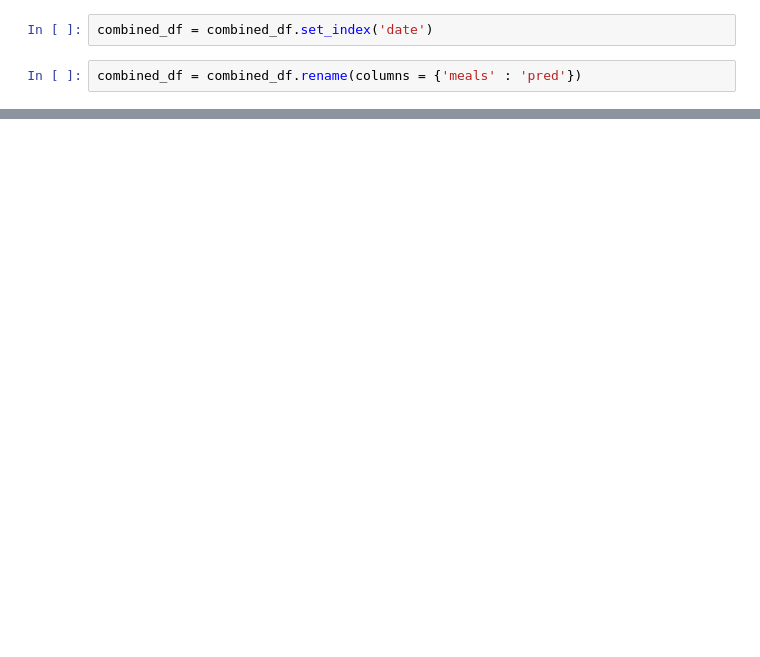
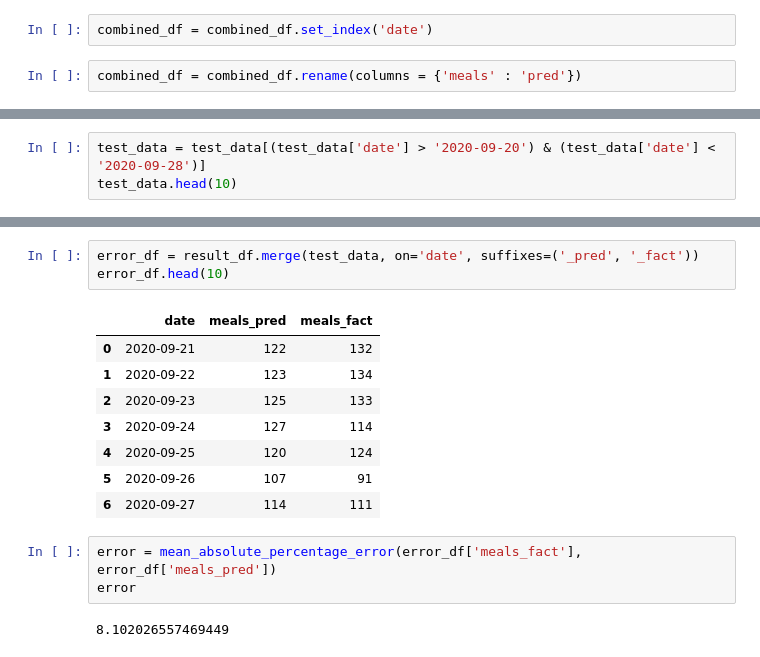
Before and after one commit to mrStasSmirnoff/Data_Science_Projects, a Jupyter notebook: Restaurant_Meals_Prediction/v5-MVP-prediction.ipynb, the cells around one changed output, grey strips where cells are left out. Drawn from its saved outputs; the diff is of its cells as text; blank space fills up the shorter version.

```diff
--- a/Restaurant_Meals_Prediction/v5-MVP-prediction.ipynb
+++ b/Restaurant_Meals_Prediction/v5-MVP-prediction.ipynb
@@ -375,0 +399,3 @@ sns.lineplot(data=combined_2d)
+# %%
+test_data = test_data[(test_data['date'] > '2020-09-20') & (test_data['date'] < '2020-09-28')]
+test_data.head(10)
@@ -375,0 +411,17 @@ sns.lineplot(data=combined_2d)
+# %%
+error_df = result_df.merge(test_data, on='date', suffixes=('_pred', '_fact'))
+error_df.head(10)
+# %% [output]
+|  | date | meals_pred | meals_fact |
+| 0 | 2020-09-21 | 122 | 132 |
+| 1 | 2020-09-22 | 123 | 134 |
+| 2 | 2020-09-23 | 125 | 133 |
+| 3 | 2020-09-24 | 127 | 114 |
+| 4 | 2020-09-25 | 120 | 124 |
+| 5 | 2020-09-26 | 107 | 91 |
+| 6 | 2020-09-27 | 114 | 111 |
+# %%
+error = mean_absolute_percentage_error(error_df['meals_fact'], error_df['meals_pred'])
+error
+# %% [output]
+8.102026557469449
```
Also changed, not shown: parts of 23 cells of this notebook, 4 other files.
